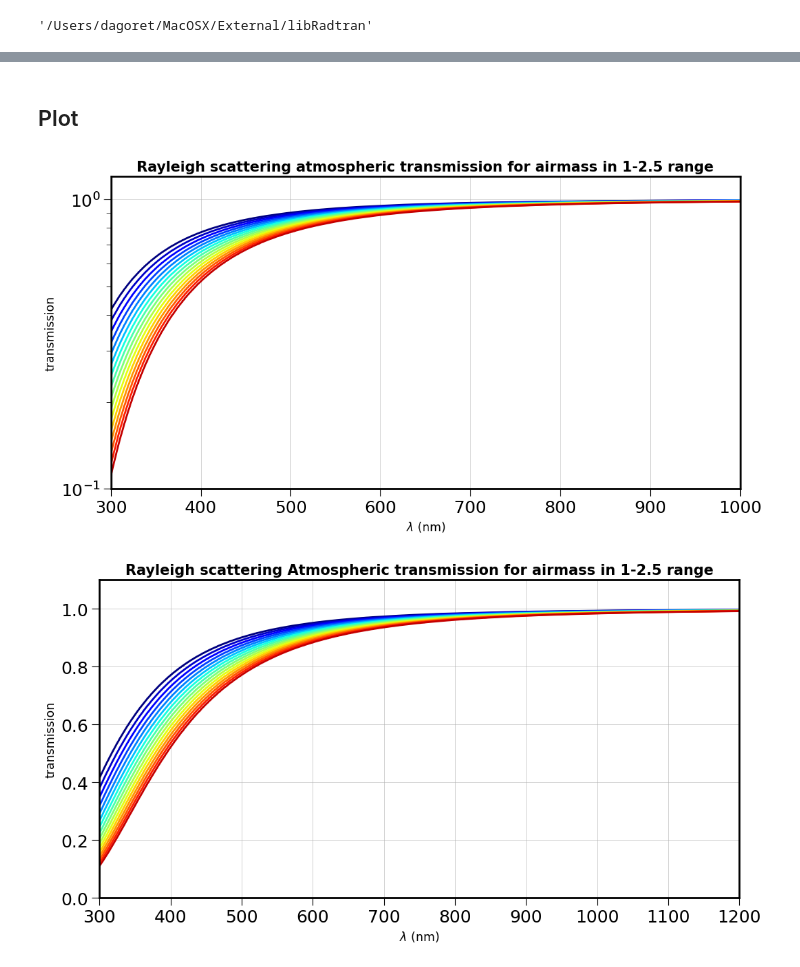
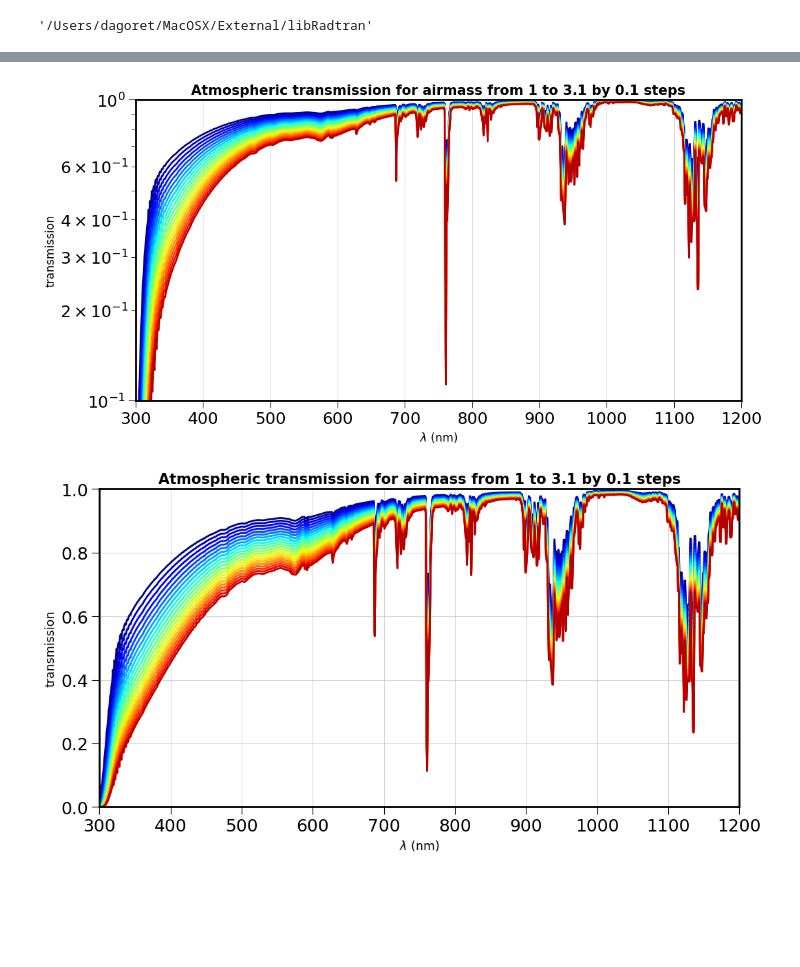
Before and after one commit to LSSTDESC/libradtranpy, a Jupyter notebook: docs/notebooks/libradtranpy/visible/SimuRT_vs_Airmass.ipynb, the cells around one changed output, grey strips where cells are left out. Drawn from its saved outputs; the diff is of its cells as text; code cells hidden in the pictures; blank space fills up the shorter version.

```diff
--- a/docs/notebooks/libradtranpy/SimuRT_ScattPattern.ipynb
+++ b/docs/notebooks/libradtranpy/visible/SimuRT_vs_Airmass.ipynb
@@ -72,15 +54,15 @@ sys.path
 # %%
 AMMIN=1
-AMMAX=2.5
-NAM = 16
-am=np.linspace(AMMIN,AMMAX,NAM)
+AMMAX=3.1
+AMSTEP = 0.1
+all_am=np.arange(AMMIN,AMMAX,AMSTEP)
 pressure = 0. # use default value
-pwv=4       # turn on or of the pwv
+pwv=4.0
 aer=0
-ozone=0.    # turn on or of the ozone
+ozone=300.
 cloudext=0
 # %%
-NBOBS=len(am)
+NBOBS=len(all_am)
 # %%
 jet = plt.get_cmap('jet')
 cNorm = colors.Normalize(vmin=0, vmax=NBOBS)
@@ -91,9 +71,10 @@ all_colors = scalarMap.to_rgba(np.arange( NBOBS), alpha=1)
 # %%
 all_trans = []
 for index in np.arange(NBOBS):
-
-    path,thefile=libsimulateVisible.ProcessSimulation(am[index],pwv,ozone,pressure,
-                                                      prof_str='us',proc_str='sc',cloudext=cloudext)
+    am = all_am[index]
+    print(f"simulate index = {index}, airmass = {am:.2f}")
+    path,thefile=libsimulateVisible.ProcessSimulation(am,pwv,ozone,pressure,
+                                                      prof_str='us',proc_str='sa',cloudext=cloudext,altitude_str="LSST")
     data = np.loadtxt(os.path.join(path,thefile))
     wl = data[:,0]
     atm = data[:,1]
@@ -119,29 +121,26 @@ for index in np.arange(NBOBS):
-# %% [markdown]
-## Plot
 # %%
 for index in np.arange(NBOBS):
     plt.semilogy(wl,all_trans[index],'-',color=all_colors[index])
-plt.xlim(300,1000)
+plt.xlim(300,1200)
 plt.grid()
-plt.title(f"Rayleigh scattering atmospheric transmission for airmass in {AMMIN}-{AMMAX} range")
+plt.title(f"Atmospheric transmission for airmass from {AMMIN} to {AMMAX} by {AMSTEP} steps")
 plt.xlabel("$\\lambda$ (nm)")
 plt.ylabel("transmission")
-plt.ylim(0.1,1.2)
-figname="multiscatttransmissionvsairmass_log.png"
+plt.ylim(0.1,1)
+figname="multitransmission_log.png"
 plt.savefig(figname)
 # %% [output]
-[figure, old version]
+[figure, new version]
 # %%
 for index in np.arange(NBOBS):
     plt.plot(wl,all_trans[index],'-',color=all_colors[index])
 plt.xlim(300,1200)
 plt.grid()
-plt.title(f"Rayleigh scattering Atmospheric transmission for airmass in {AMMIN}-{AMMAX} range")
+plt.title(f"Atmospheric transmission for airmass from {AMMIN} to {AMMAX} by {AMSTEP} steps")
 plt.xlabel("$\\lambda$ (nm)")
 plt.ylabel("transmission")
-plt.ylim(0.,1.1)
-#plt.xlim(300,700)
-figname="multiscatttransmissionvsairmass_lin.png"
+plt.ylim(0.0,1)
+figname="multitransmission_lin.png"
 plt.savefig(figname)
 # %% [output]
-[figure, old version]
+[figure, new version]
```
Also changed, not shown: parts of 7 cells of this notebook, 38 other files.
